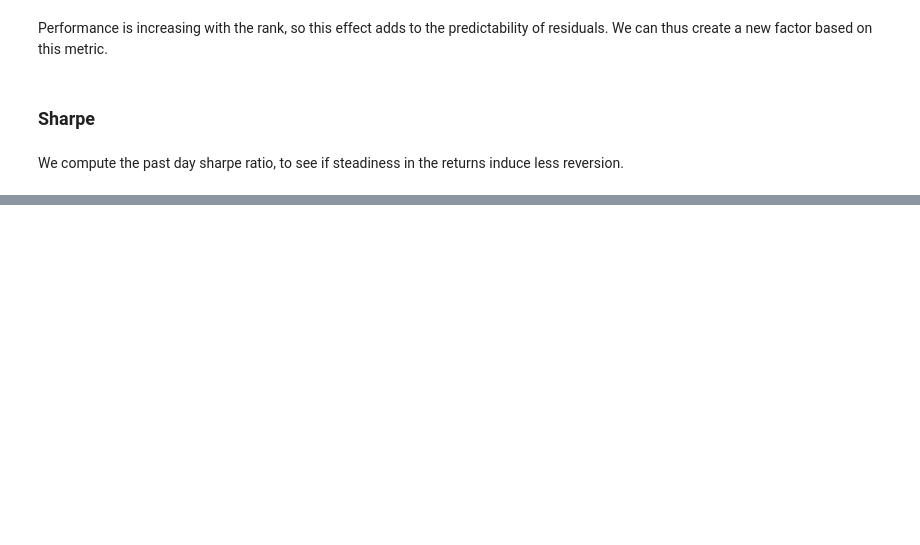
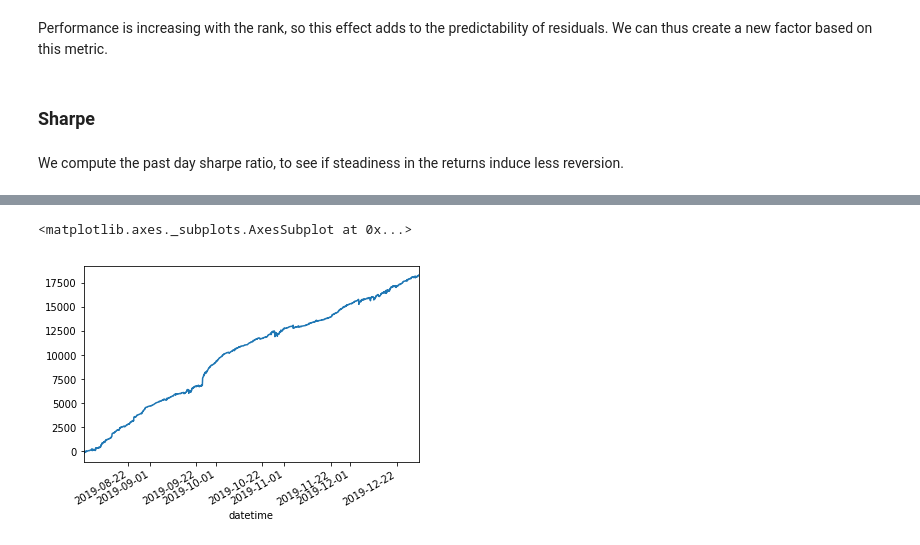
Before and after one commit to chsd001/CME291, a Jupyter notebook: research.ipynb, the cells around one changed output, grey strips where cells are left out. Saved outputs shown, nothing was run; the diff lists cells and outputs as text; code cells hidden in the pictures; blank space fills up the shorter version.

```diff
--- a/research.ipynb
+++ b/research.ipynb
@@ -520,0 +874,5 @@ plt.plot_df(
+# %%
+res4['return'].cumsum().plot()
+# %% [output]
+<matplotlib.axes._subplots.AxesSubplot at 0x...>
+[figure, added]
```
Also changed, not shown: parts of 101 cells of this notebook, 1 other file.
